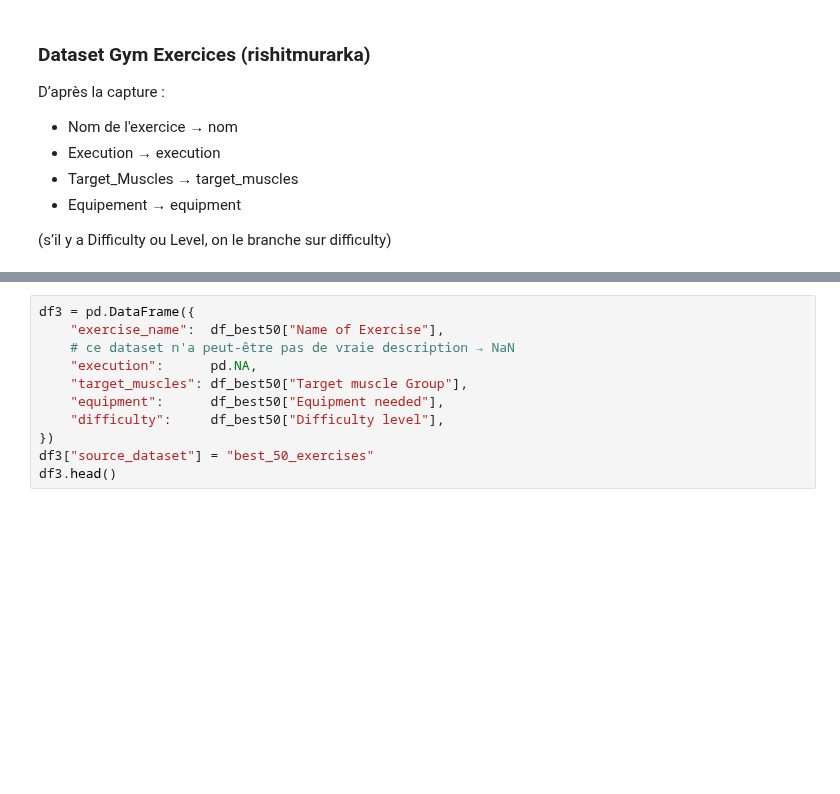
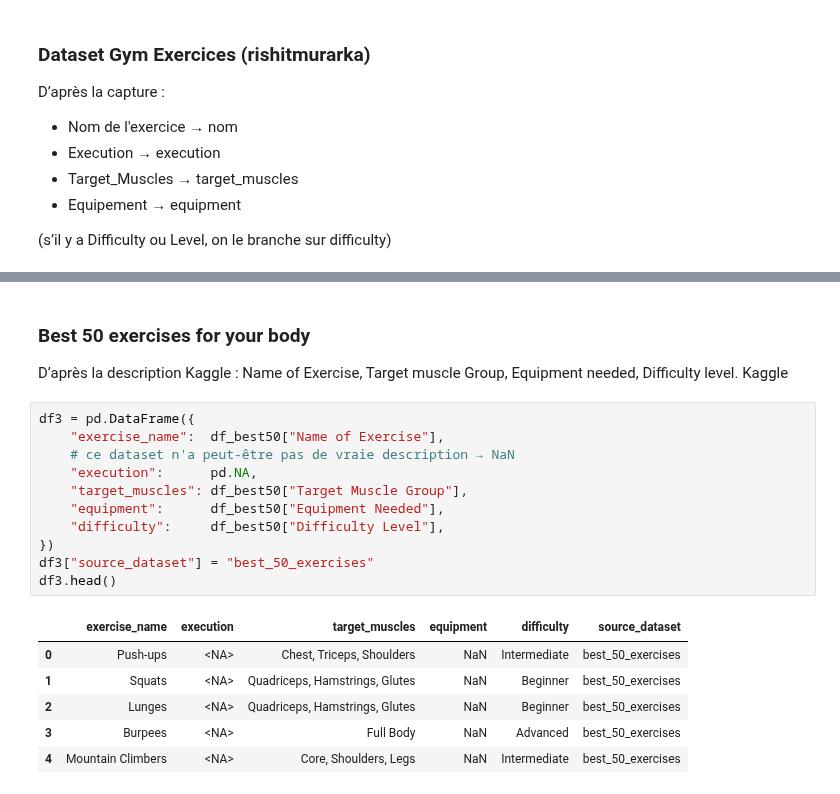
Before and after one commit to happy-developer/train.me, a Jupyter notebook: src/notebooks/dataset_fusion/dataset_fusion_exercices.ipynb, the cells around one changed output, grey strips where cells are left out. Saved outputs shown, nothing was run; the diff lists cells and outputs as text; blank space fills up the shorter version.

```diff
--- a/src/notebooks/dataset_fusion/dataset_fusion_exercices.ipynb
+++ b/src/notebooks/dataset_fusion/dataset_fusion_exercices.ipynb
@@ -126,14 +130,26 @@ df2.head()
 | 2 | Lateral Neck Flexion | Move head down to side by lateral... | Sternocleidomastoid, | Lever (plate loaded) | <NA> | gym_exercises_dataset |
 | 3 | Neck Flexion | Move head forward by flexing neck... | Sternocleidomastoid, | Lever (selectorized) | <NA> | gym_exercises_dataset |
 | 4 | Lateral Neck Flexion | Move head down to side by lateral... | Sternocleidomastoid, | Lever (selectorized) | <NA> | gym_exercises_dataset |
+# %% [markdown]
+### Best 50 exercises for your body
+
+D’après la description Kaggle : Name of Exercise, Target muscle Group, Equipment needed, Difficulty level.
+Kaggle
 # %%
 df3 = pd.DataFrame({
     "exercise_name":  df_best50["Name of Exercise"],
     # ce dataset n'a peut-être pas de vraie description → NaN
     "execution":      pd.NA,
-    "target_muscles": df_best50["Target muscle Group"],
-    "equipment":      df_best50["Equipment needed"],
-    "difficulty":     df_best50["Difficulty level"],
+    "target_muscles": df_best50["Target Muscle Group"],
+    "equipment":      df_best50["Equipment Needed"],
+    "difficulty":     df_best50["Difficulty Level"],
 })
 df3["source_dataset"] = "best_50_exercises"
 df3.head()
+# %% [output]
+|  | exercise_name | execution | target_muscles | equipment | difficulty | source_dataset |
+| 0 | Push-ups | <NA> | Chest, Triceps, Shoulders | NaN | Intermediate | best_50_exercises |
+| 1 | Squats | <NA> | Quadriceps, Hamstrings, Glutes | NaN | Beginner | best_50_exercises |
+| 2 | Lunges | <NA> | Quadriceps, Hamstrings, Glutes | NaN | Beginner | best_50_exercises |
+| 3 | Burpees | <NA> | Full Body | NaN | Advanced | best_50_exercises |
+| 4 | Mountain Climbers | <NA> | Core, Shoulders, Legs | NaN | Intermediate | best_50_exercises |
```
Also changed, not shown: parts of 12 cells of this notebook, 2 other files.
